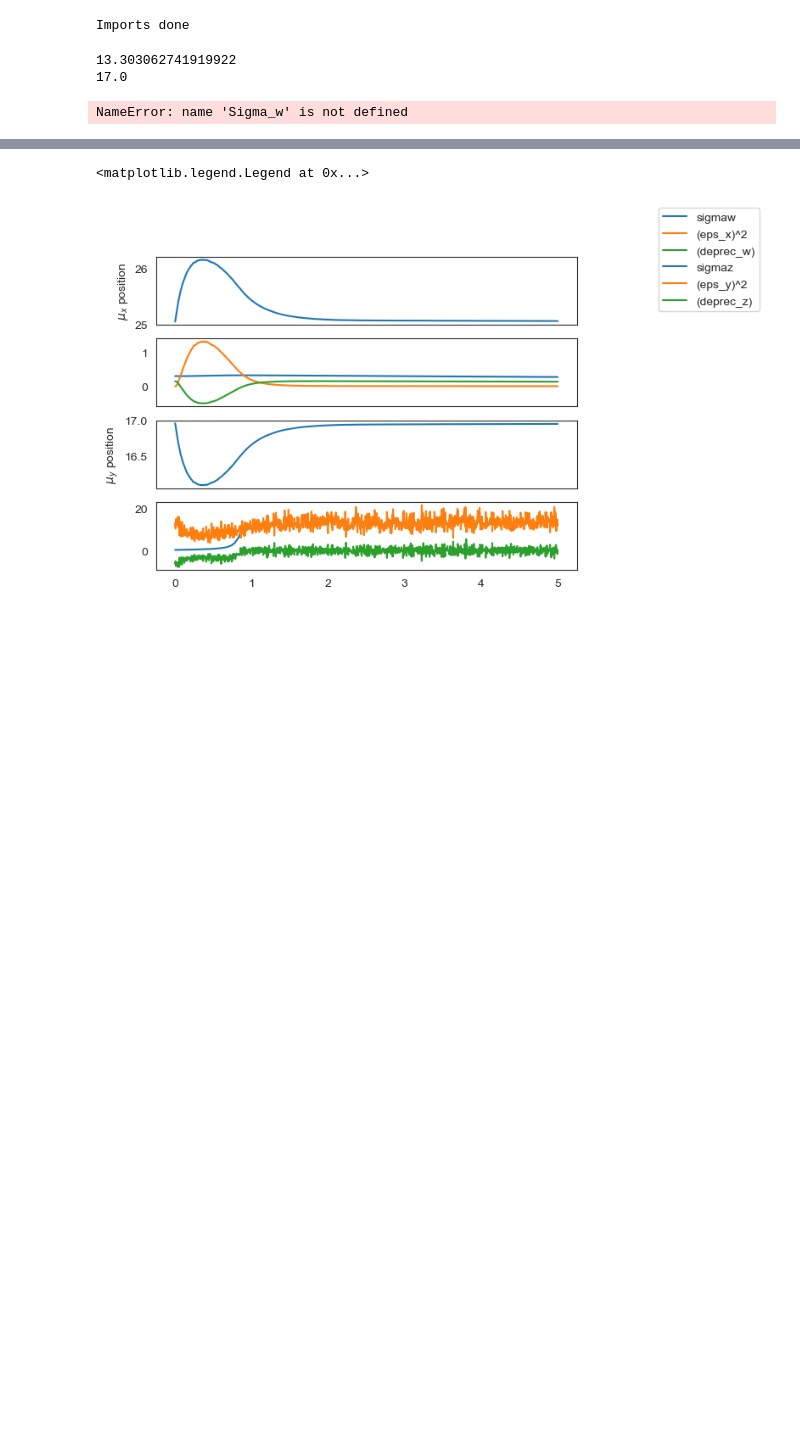
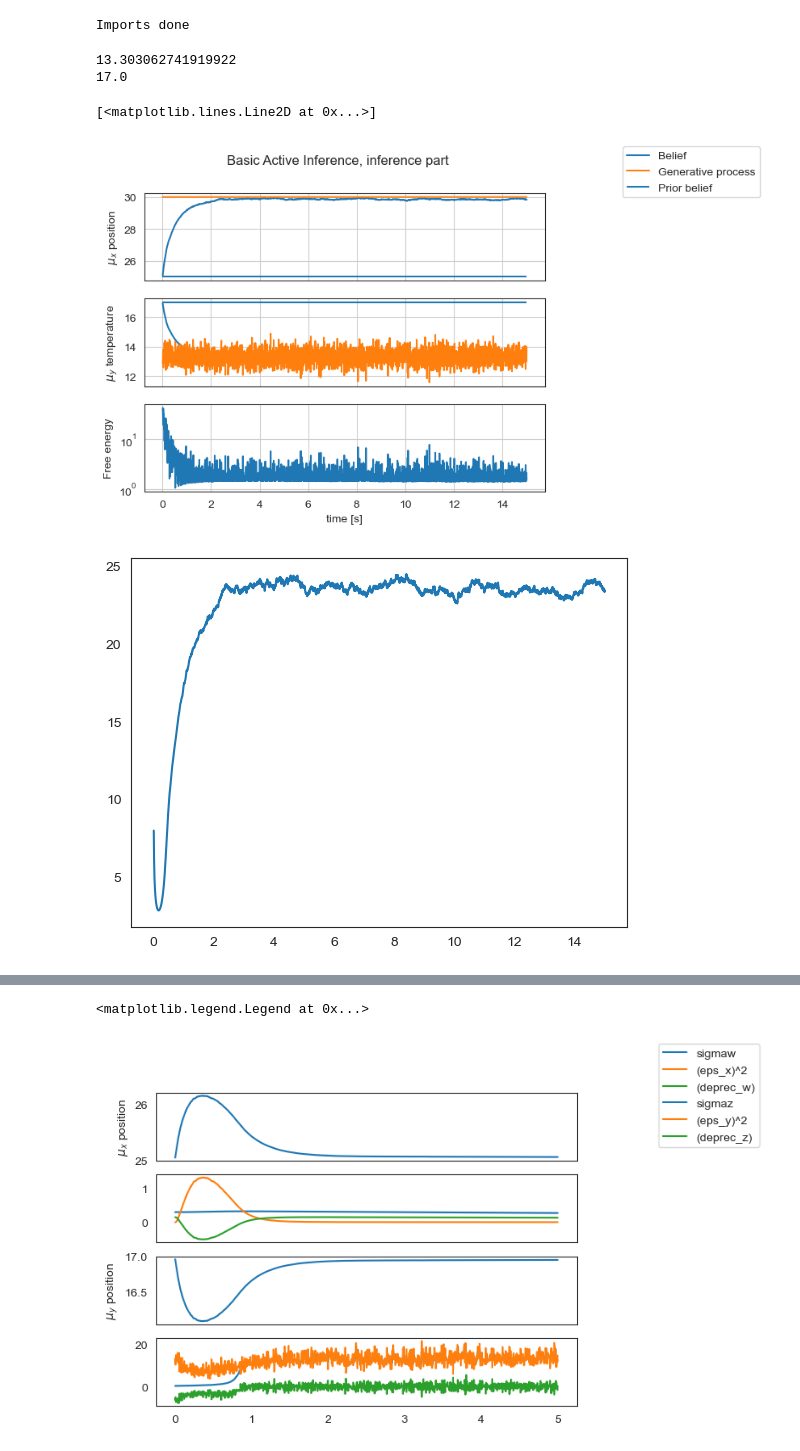
Before and after one commit to sebastiaan116/Affective-Active-Inference, a Jupyter notebook: Hydar1.ipynb, the cells around one changed output, grey strips where cells are left out. Cells and saved outputs as stored; diff of their text form; code cells hidden in the pictures; blank space fills up the shorter version.

```diff
--- a/Hydar1.ipynb
+++ b/Hydar1.ipynb
@@ -131,6 +132,9 @@ def simulation (v, mu_v, Sigma_w, Sigma_z, noise, a_mu):
     y = np.zeros(N) # Sensory signal as input to AI neuron
     vSigma_w = np.zeros(N) #Value for variance
     vSigma_z = np.zeros(N)
+
+
+    var_real=0.2
 
     # Create active inference neuron
     capsule = ai_capsule(dt, mu_v, Sigma_w, Sigma_z, a_mu)
@@ -147,8 +151,8 @@ def simulation (v, mu_v, Sigma_w, Sigma_z, noise, a_mu):
     for i in np.arange(1,N):
         # Generative process
         if noise == 'white':
-            x[i] = v + np.random.randn(1)* np.sqrt(Sigma_w)
-            y[i] = g_gp(x[i],v) + np.random.randn(1)* Sigma_z
+            x[i] = v #+np.random.randn(1)* Std_real_w
+            y[i] = g_gp(x[i],v) + np.random.randn(1)* np.sqrt(var_real)
         elif noise == 'smooth':
             x[i]= v + w[0,i]
             y[i] = g_gp(x[i],v) + z[0,i]
@@ -166,32 +170,41 @@ def simulation (v, mu_v, Sigma_w, Sigma_z, noise, a_mu):
     #print('Simulation time: ' + "%.2f" % tsim + ' sec' )
 
     return F, mu_x, mu_y, x, y, vSigma_w, vSigma_z, plot_dict
 
 # Test case
 
 v = 30 # actual depth Hydar
 mu_v = 25 # Hydars belief of the depth
-F1, mu_x1, mu_y1, x1, y1, vSigma_w, vSigma_z ,plot_dict= simulation(v,mu_v,0.3,0.3,'white',1) # prior and observation balanced, both variance of 1
+F1, mu_x1, mu_y1, x1, y1, vSigma_w, vSigma_z ,plot_dict = simulation(v,mu_v,10,0.2,'white',1) # prior and observation balanced, both variance of 1
 
 
 
 # Plot results:
 fig, axes = plt.subplots(3, 1, sharex='col');
 fig.suptitle('Basic Active Inference, inference part');
 axes[0].plot(t[1:],mu_x1[1:],label='Belief');
 axes[0].plot(t[1:],x1[1:],label='Generative process');
 axes[0].hlines(mu_v, 0,T, label='Prior belief')
 axes[0].set_ylabel('$\mu_x$ position');
 fig.legend(bbox_to_anchor=(1.05, 1), loc='upper left', borderaxespad=0.)
 axes[0].grid(1);
 axes[1].plot(t[1:],mu_y1[1:],label='Belief');
 axes[1].plot(t[1:],y1[1:],label='Generative process');
 axes[1].hlines(g_gp(mu_v,0), 0,T, label='Prior belief')
 axes[1].set_ylabel('$\mu_y$ temperature');
 axes[1].grid(1);
 axes[2].semilogy(t[1:],F1[1:],label='Belief');
 axes[2].set_xlabel('time [s]');
 axes[2].set_ylabel('Free energy');
 axes[2].grid(1);
+
+
+plt.figure()
+plt.plot(t[1:],vSigma_w[1:])
+
+plt.figure(0)
+plt.plot(t[1:],vSigma_z[1:])
 # %% [output]
-NameError: name 'Sigma_w' is not defined
+[<matplotlib.lines.Line2D at 0x...>]
+[figure, added]
+[figure, added]
```
Also changed, not shown: parts of 5 cells of this notebook, 1 other file.
